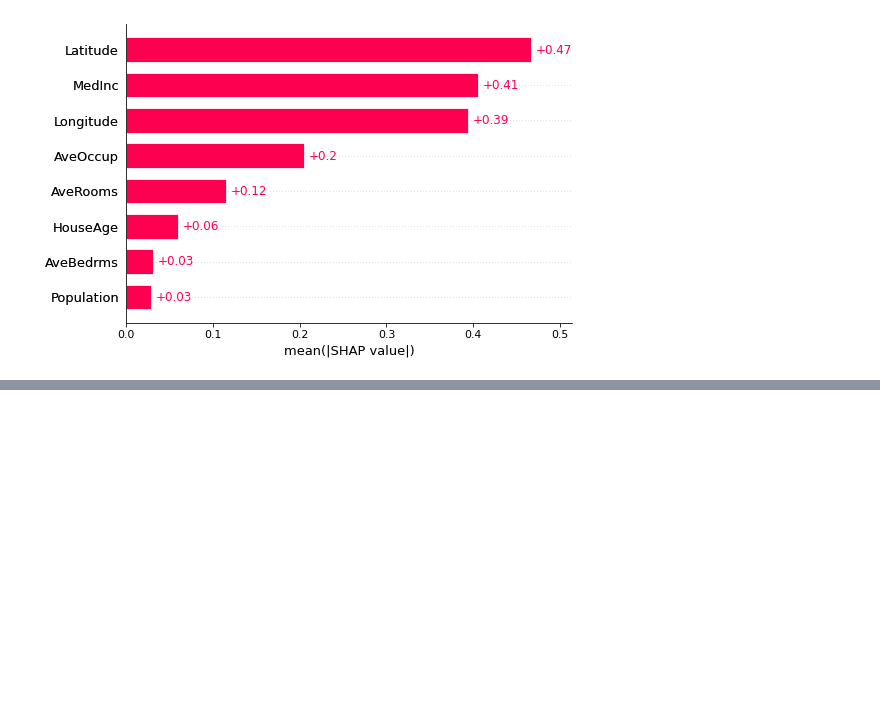
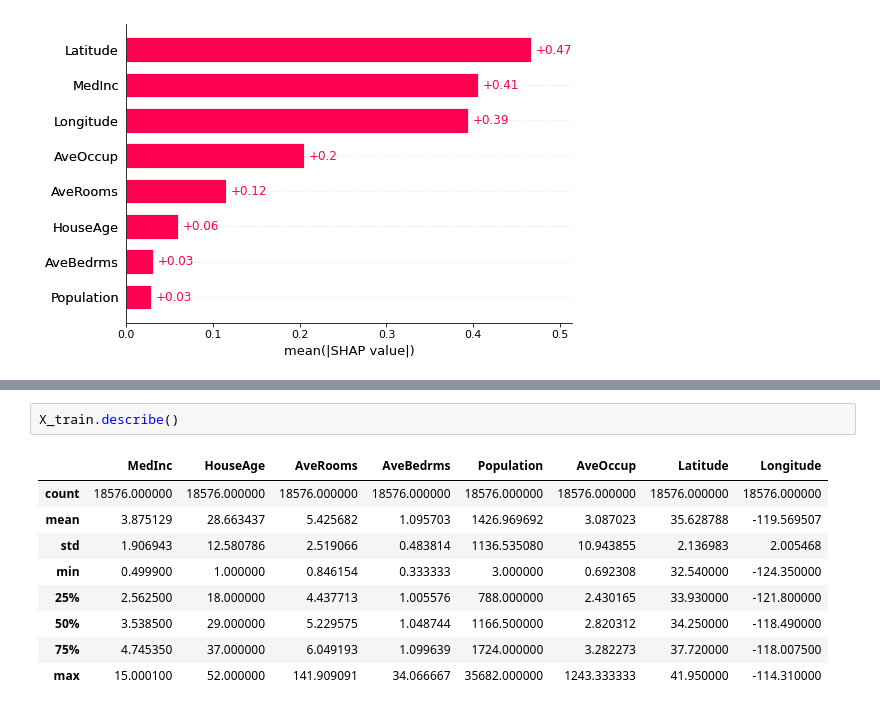
Before and after one commit to simonjisu/FeatureInteractionTree, a Jupyter notebook: notebooks/Finer Granularity Explanation.ipynb, the cells around one changed output, grey strips where cells are left out. Saved outputs shown, nothing was run; the diff lists cells and outputs as text; blank space fills up the shorter version.

```diff
--- a/notebooks/Finer Granularity Explanation.ipynb
+++ b/notebooks/Finer Granularity Explanation.ipynb
@@ -243,0 +373,12 @@ shap.plots.bar(shap_values)
+# %%
+X_train.describe()
+# %% [output]
+|  | MedInc | HouseAge | AveRooms | AveBedrms | Population | AveOccup | Latitude | Longitude |
+| count | 18576.000000 | 18576.000000 | 18576.000000 | 18576.000000 | 18576.000000 | 18576.000000 | 18576.000000 | 18576.000000 |
+| mean | 3.875129 | 28.663437 | 5.425682 | 1.095703 | 1426.969692 | 3.087023 | 35.628788 | -119.569507 |
+| std | 1.906943 | 12.580786 | 2.519066 | 0.483814 | 1136.535080 | 10.943855 | 2.136983 | 2.005468 |
+| min | 0.499900 | 1.000000 | 0.846154 | 0.333333 | 3.000000 | 0.692308 | 32.540000 | -124.350000 |
+| 25% | 2.562500 | 18.000000 | 4.437713 | 1.005576 | 788.000000 | 2.430165 | 33.930000 | -121.800000 |
+| 50% | 3.538500 | 29.000000 | 5.229575 | 1.048744 | 1166.500000 | 2.820312 | 34.250000 | -118.490000 |
+| 75% | 4.745350 | 37.000000 | 6.049193 | 1.099639 | 1724.000000 | 3.282273 | 37.720000 | -118.007500 |
+| max | 15.000100 | 52.000000 | 141.909091 | 34.066667 | 35682.000000 | 1243.333333 | 41.950000 | -114.310000 |
```
Also changed, not shown: parts of 18 cells of this notebook, 4 other files.
